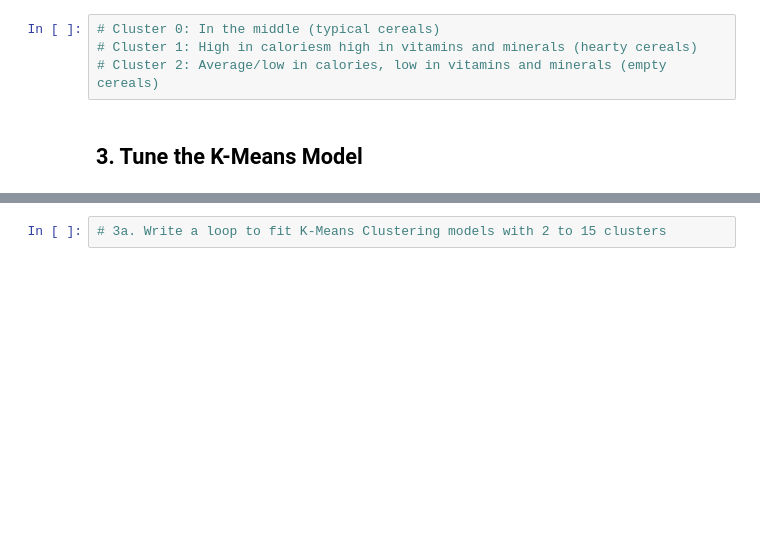
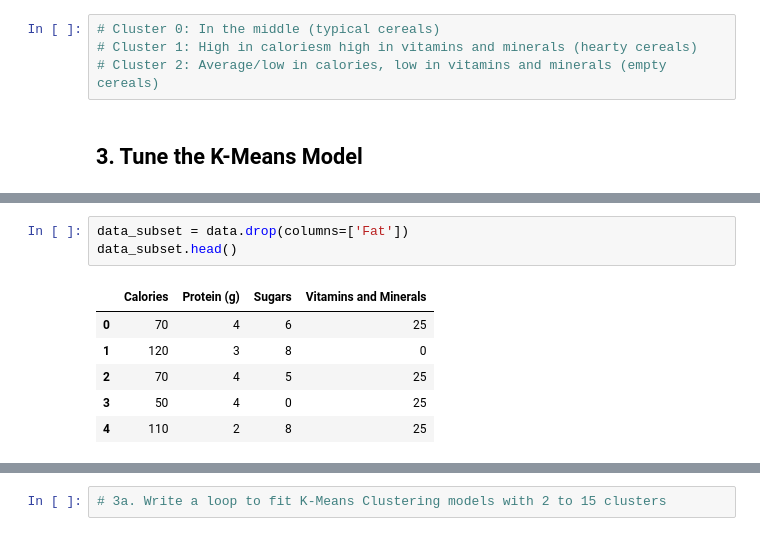
Before and after one commit to Camiloesp/PythonDataScience_UnsupervisedML, a Jupyter notebook: Course Assignment Notebooks/section04_clustering_assignments.ipynb, the cells around one changed output, grey strips where cells are left out. Saved outputs shown, nothing was run; the diff lists cells and outputs as text; blank space fills up the shorter version.

```diff
--- a/Course Assignment Notebooks/section04_clustering_assignments.ipynb
+++ b/Course Assignment Notebooks/section04_clustering_assignments.ipynb
@@ -129,2 +137,12 @@ sns.heatmap(pd.DataFrame(kmeans3.cluster_centers_, columns=data.columns), cmap='
+# %%
+data_subset = data.drop(columns=['Fat'])
+data_subset.head()
+# %% [output]
+|  | Calories | Protein (g) | Sugars | Vitamins and Minerals |
+| 0 | 70 | 4 | 6 | 25 |
+| 1 | 120 | 3 | 8 | 0 |
+| 2 | 70 | 4 | 5 | 25 |
+| 3 | 50 | 4 | 0 | 25 |
+| 4 | 110 | 2 | 8 | 25 |
 # %%
 # 2. Standardize the remaining columns
```
Also changed, not shown: parts of 12 cells of this notebook, 1 other file.
